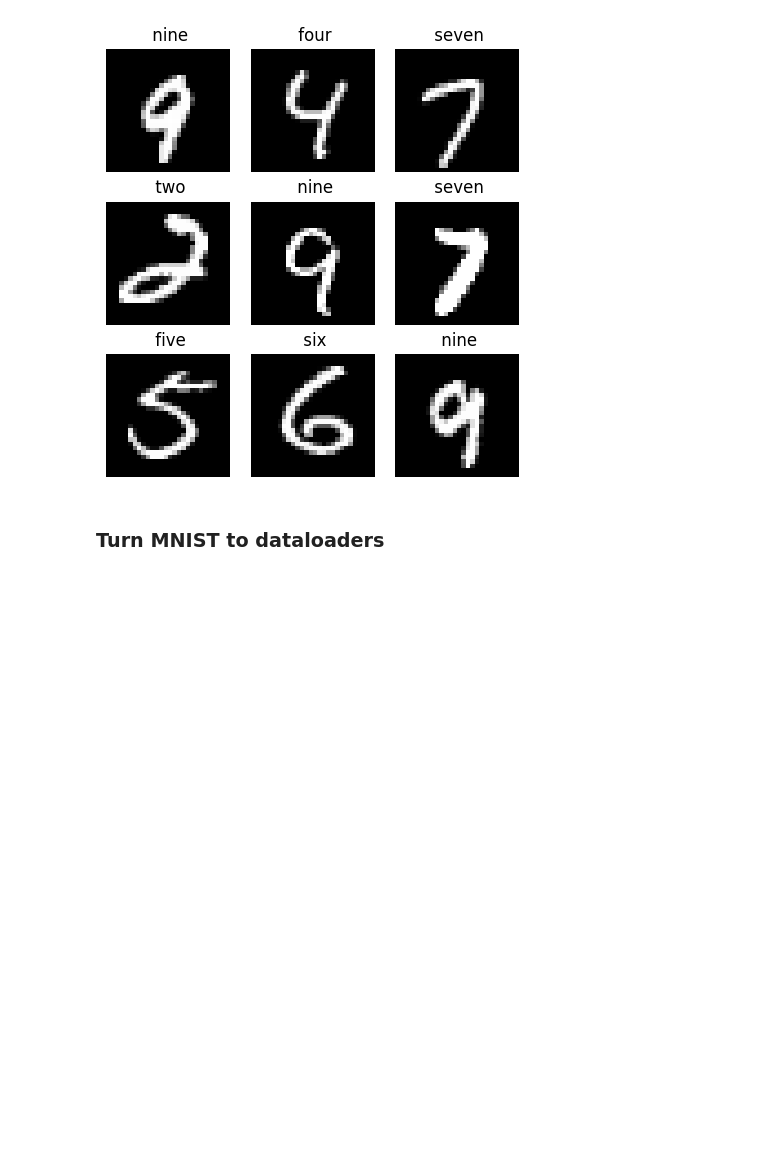
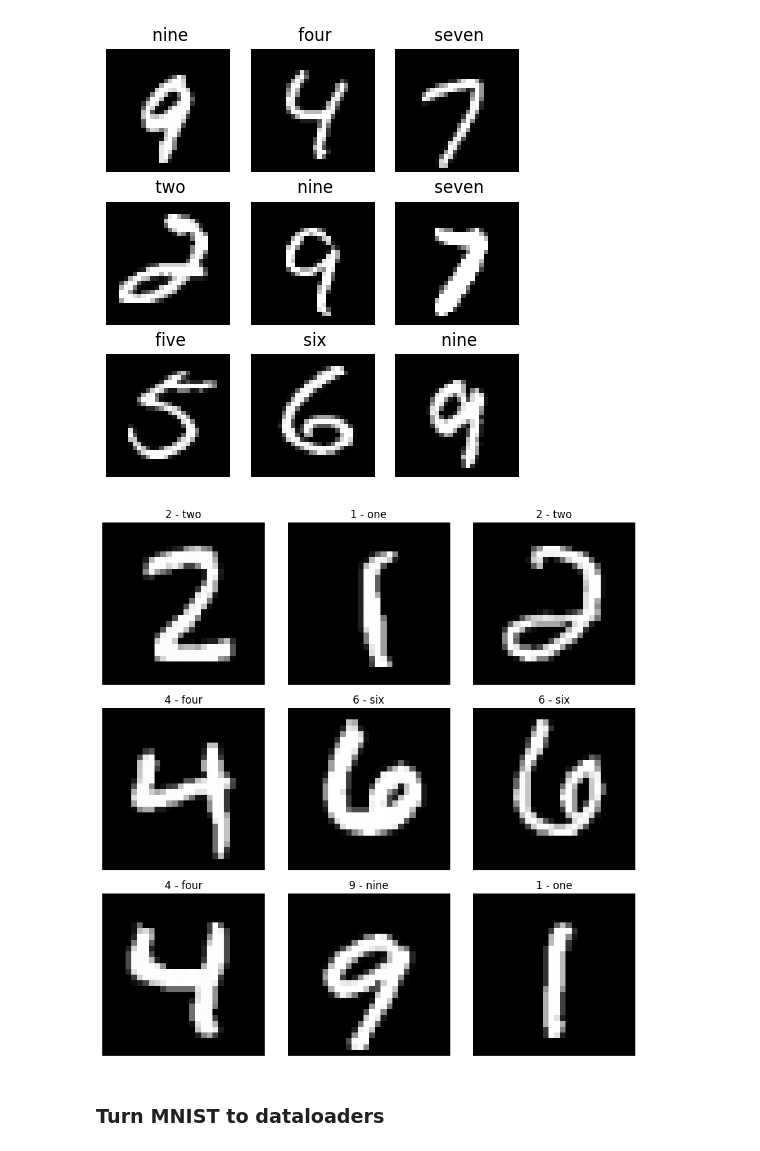
Before and after one commit to GGisMee/PyTorch, a Jupyter notebook: 03/exercises/e1.ipynb, the cells around one changed output. Drawn from its saved outputs; the diff is of its cells as text; code cells hidden in the pictures; blank space fills up the shorter version.

```diff
--- a/03/exercises/e1.ipynb
+++ b/03/exercises/e1.ipynb
@@ -83,6 +83,12 @@ plt.tight_layout(h_pad=0.5,w_pad=-10)
 plt.show()
 # %% [output]
 [figure]
+# %%
+y_true, sample = mlf.get_sample(test_data, 9,42)
+sample = [el.squeeze() for el in sample]
+mlf.view.images(sample,y_true, train_data.classes)
+# %% [output]
+[figure, added]
 # %% [markdown]
 ### Turn MNIST to dataloaders
 # %%
```
Also changed, not shown: parts of 19 cells of this notebook, 5 other files.
